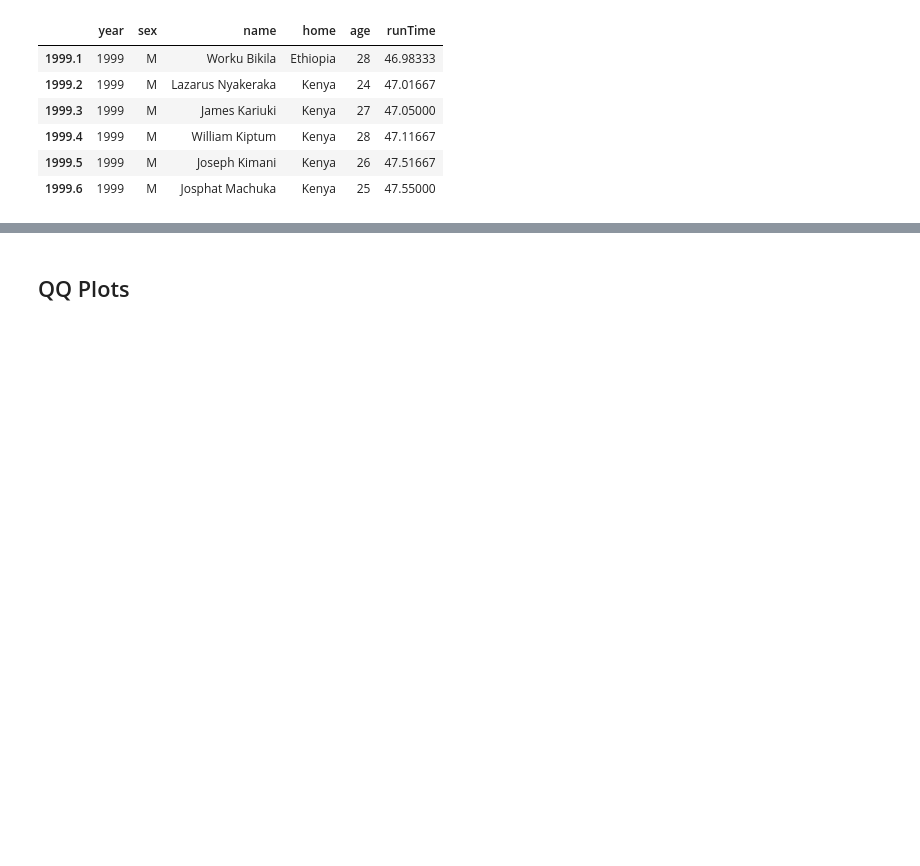
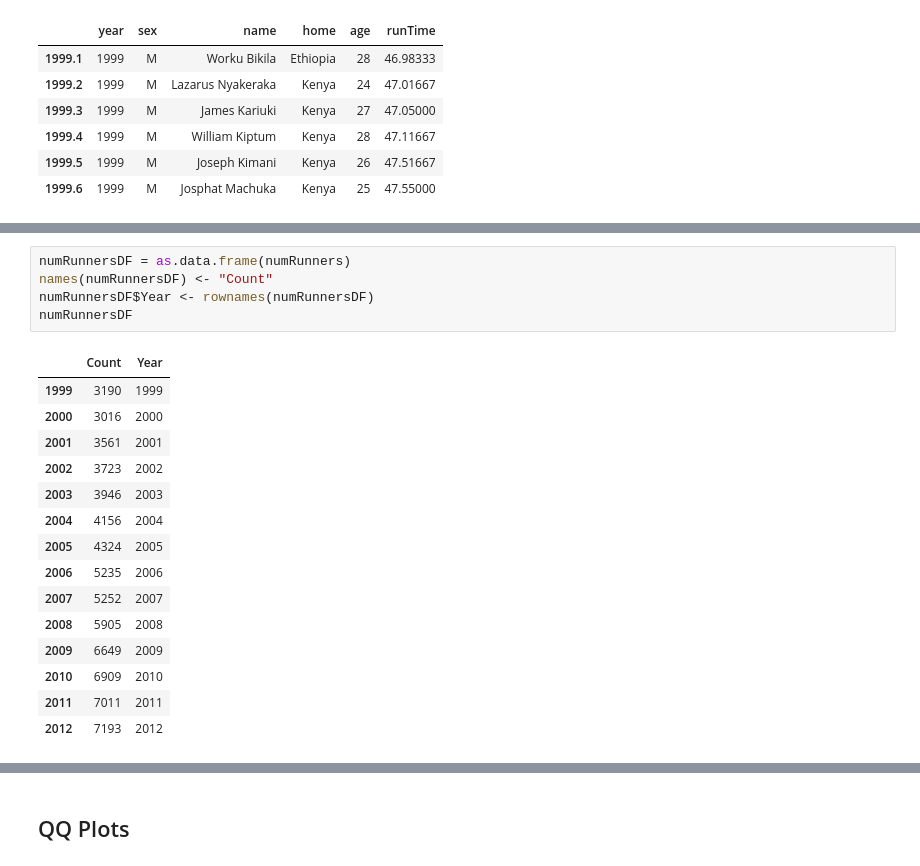
Before and after one commit to CaseyRMartinez/QTW_CaseStudies, a Jupyter notebook: CaseStudy2/KThomas_CS2.ipynb, the cells around one changed output, grey strips where cells are left out. Saved outputs shown, nothing was run; the diff lists cells and outputs as text; blank space fills up the shorter version.

```diff
--- a/CaseStudy2/KThomas_CS2.ipynb
+++ b/CaseStudy2/KThomas_CS2.ipynb
@@ -17,0 +37,21 @@ head(cbMen)
+# %%
+numRunnersDF = as.data.frame(numRunners)
+names(numRunnersDF) <- "Count"
+numRunnersDF$Year <- rownames(numRunnersDF)
+numRunnersDF
+# %% [output]
+|  | Count | Year |
+| 1999 | 3190 | 1999 |
+| 2000 | 3016 | 2000 |
+| 2001 | 3561 | 2001 |
+| 2002 | 3723 | 2002 |
+| 2003 | 3946 | 2003 |
+| 2004 | 4156 | 2004 |
+| 2005 | 4324 | 2005 |
+| 2006 | 5235 | 2006 |
+| 2007 | 5252 | 2007 |
+| 2008 | 5905 | 2008 |
+| 2009 | 6649 | 2009 |
+| 2010 | 6909 | 2010 |
+| 2011 | 7011 | 2011 |
+| 2012 | 7193 | 2012 |
```
Also changed, not shown: parts of 8 cells of this notebook.
